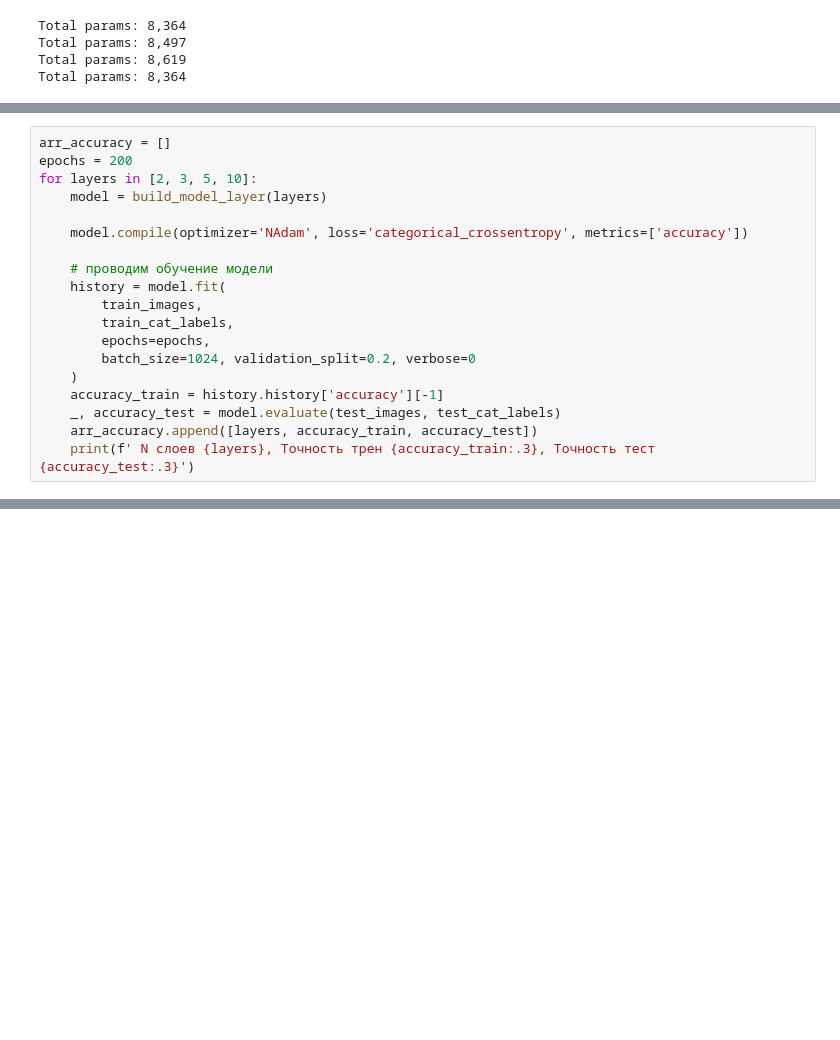
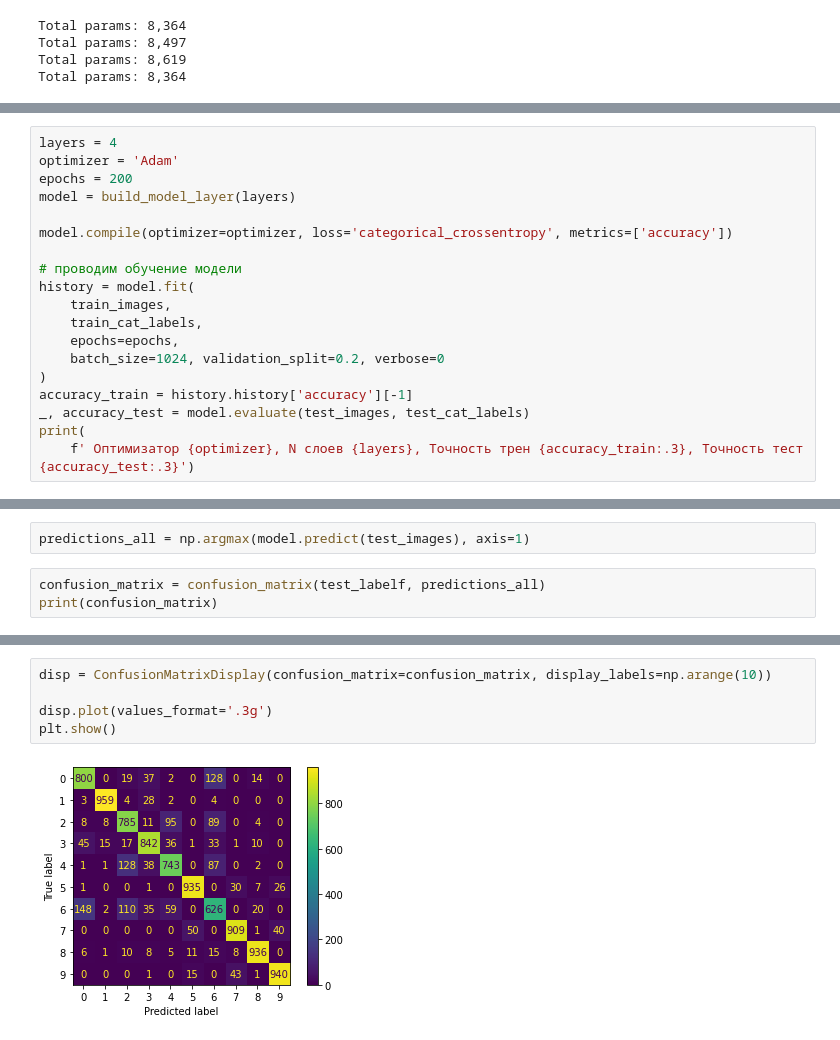
Before and after one commit to alex-chin/intro_neural_network, a Jupyter notebook: homeworks/home02/home02.ipynb, the cells around one changed output, grey strips where cells are left out. Drawn from its saved outputs; the diff is of its cells as text; blank space fills up the shorter version.

```diff
--- a/homeworks/home02/home02.ipynb
+++ b/homeworks/home02/home02.ipynb
@@ -204,20 +376,20 @@ Total params: 8,364
 # %%
-arr_accuracy = []
+layers = 4
+optimizer = 'Adam'
 epochs = 200
-for layers in [2, 3, 5, 10]:
-    model = build_model_layer(layers)
+model = build_model_layer(layers)
 
-    model.compile(optimizer='NAdam', loss='categorical_crossentropy', metrics=['accuracy'])
+model.compile(optimizer=optimizer, loss='categorical_crossentropy', metrics=['accuracy'])
 
-    # проводим обучение модели
-    history = model.fit(
-        train_images,
-        train_cat_labels,
-        epochs=epochs,
-        batch_size=1024, validation_split=0.2, verbose=0
-    )
-    accuracy_train = history.history['accuracy'][-1]
-    _, accuracy_test = model.evaluate(test_images, test_cat_labels)
-    arr_accuracy.append([layers, accuracy_train, accuracy_test])
-    print(f' N слоев {layers}, Точность трен {accuracy_train:.3}, Точность тест {accuracy_test:.3}')
+# проводим обучение модели
+history = model.fit(
+    train_images,
+    train_cat_labels,
+    epochs=epochs,
+    batch_size=1024, validation_split=0.2, verbose=0
+)
+accuracy_train = history.history['accuracy'][-1]
+_, accuracy_test = model.evaluate(test_images, test_cat_labels)
+print(
+    f' Оптимизатор {optimizer}, N слоев {layers}, Точность трен {accuracy_train:.3}, Точность тест {accuracy_test:.3}')
 # %% [output]
@@ -251,0 +412,5 @@ pd.DataFrame(arr_accuracy, columns=['#layers', 'accuracy_tren', 'accuracy_test']
+# %%
+predictions_all = np.argmax(model.predict(test_images), axis=1)
+# %%
+confusion_matrix = confusion_matrix(test_labelf, predictions_all)
+print(confusion_matrix)
@@ -251,0 +428,7 @@ pd.DataFrame(arr_accuracy, columns=['#layers', 'accuracy_tren', 'accuracy_test']
+# %%
+disp = ConfusionMatrixDisplay(confusion_matrix=confusion_matrix, display_labels=np.arange(10))
+
+disp.plot(values_format='.3g')
+plt.show()
+# %% [output]
+[figure, added]
```
Also changed, not shown: parts of 42 cells of this notebook, 2 other files.
